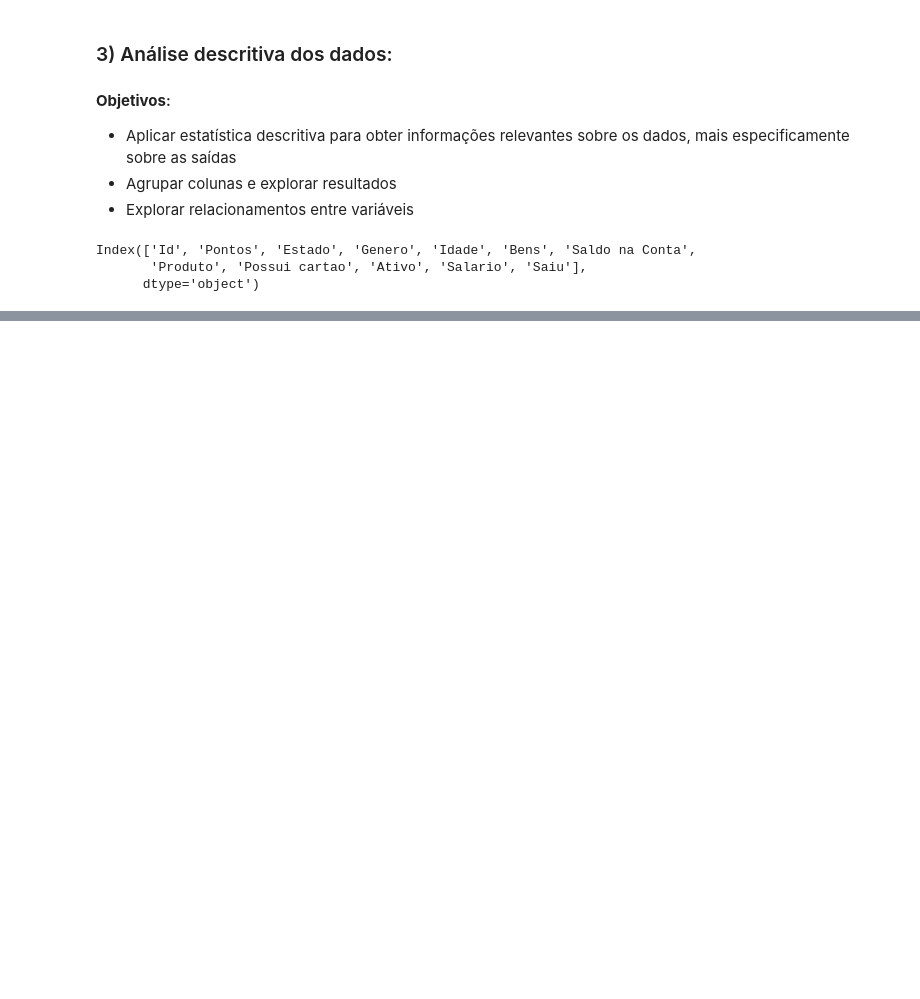
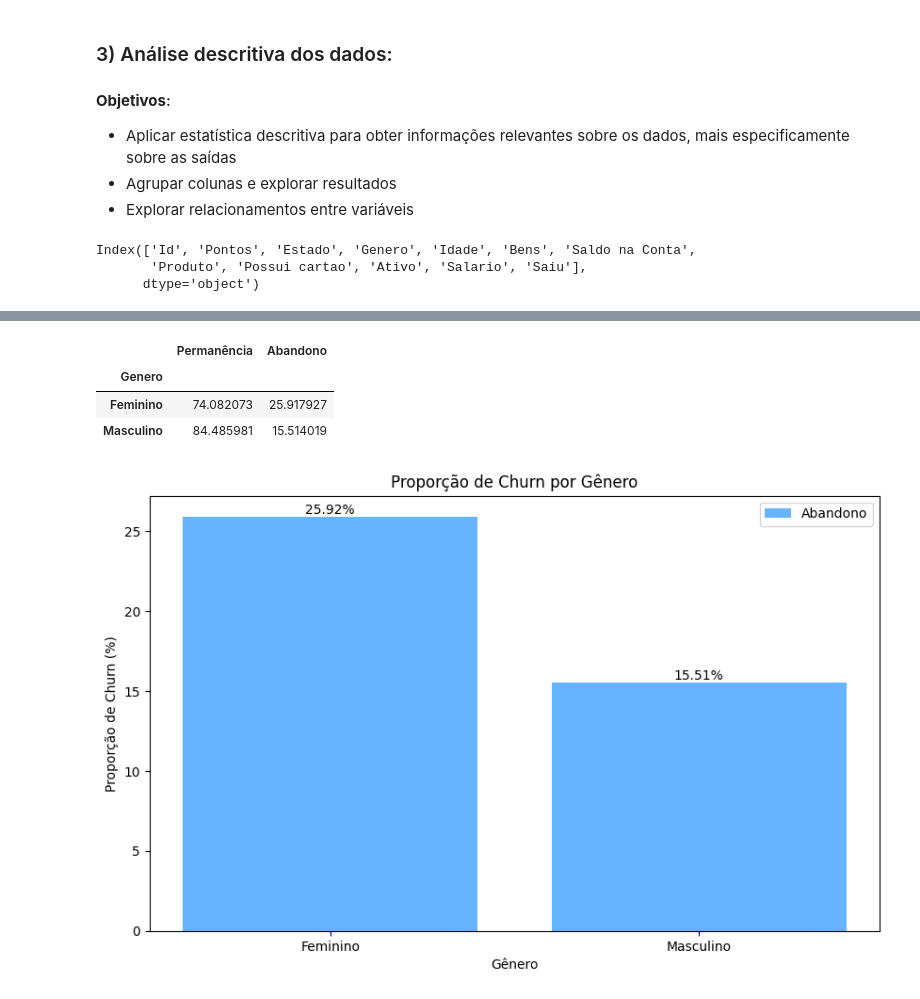
Before and after one commit to gabrielgvss/Analise-Bancaria-de-Churn, a Jupyter notebook: analise_bancaria.ipynb, the cells around one changed output, grey strips where cells are left out. Drawn from its saved outputs; the diff is of its cells as text; code cells hidden in the pictures; blank space fills up the shorter version.

```diff
--- a/analise_bancaria.ipynb
+++ b/analise_bancaria.ipynb
@@ -326,0 +376,37 @@ sns.countplot(data=df, x='Possui cartao', hue='Saldo na Conta')
+# %%
+# Analisando proporção de churn em relação ao gênero dos clientes
+churn_por_genero = df.groupby('Genero')[['Saiu']].value_counts(normalize=True) * 100
+churn_por_genero = churn_por_genero.unstack(fill_value=0)
+churn_por_genero.columns = ['Permanência', 'Abandono']
+churn_por_genero
+# %% [output]
+|  | Permanência | Abandono |
+| Genero |  |  |
+| Feminino | 74.082073 | 25.917927 |
+| Masculino | 84.485981 | 15.514019 |
+# %%
+# Visualizando dados de churn em relação ao gênero
+fig, ax = plt.subplots(figsize=(10, 6))
+bars = ax.bar(churn_por_genero.index, churn_por_genero['Abandono'], label='Abandono', color='#66b3ff')
+
+# Adicionar título e rótulos aos eixos
+ax.set_xlabel('Gênero')
+ax.set_ylabel('Proporção de Churn (%)')
+ax.set_title('Proporção de Churn por Gênero')
+ax.legend()
+
+# Adicionar os valores dentro das barras
+for bar in bars:
+    height = bar.get_height()
+    ax.text(
+        bar.get_x() + bar.get_width() / 2.0,  # posição x
+        height,  # posição y
+        f'{height:.2f}%',  # texto a ser exibido
+        ha='center',  # alinhamento horizontal
+        va='bottom'  # alinhamento vertical
+    )
+
+# Mostrar o gráfico
+plt.show()
+# %% [output]
+[figure, added]
```
Also changed, not shown: parts of 20 cells of this notebook.
